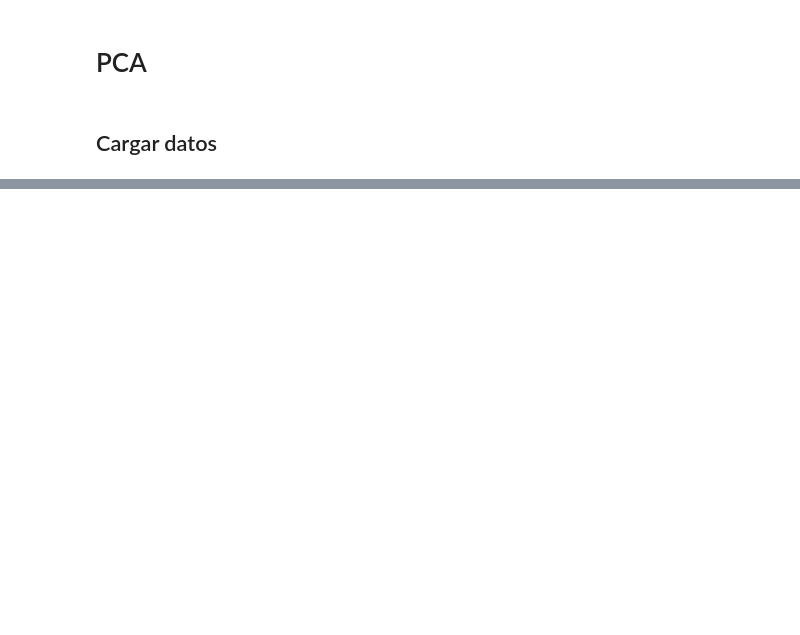
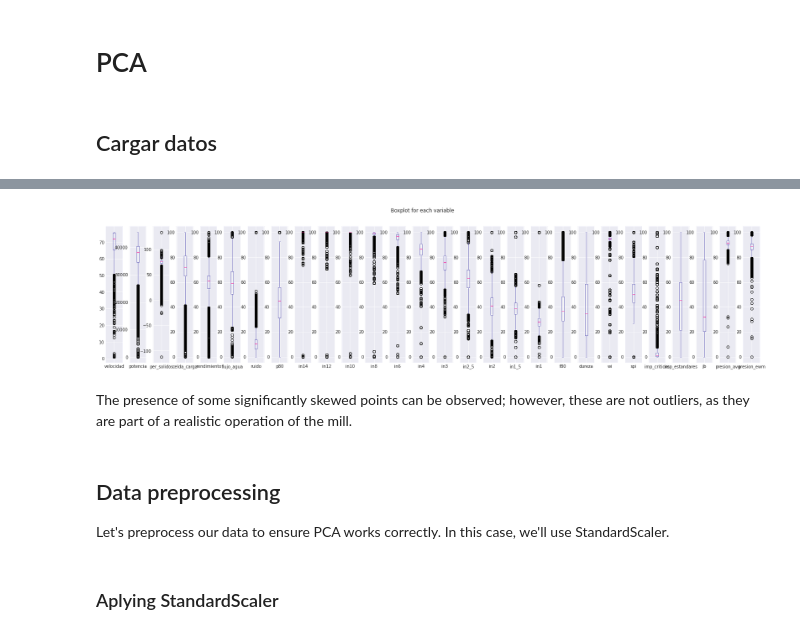
Before and after one commit to guillermovc/MLOps-grinding, a Jupyter notebook: notebooks/EDA_01_PCA.ipynb, the cells around one changed output, grey strips where cells are left out. Drawn from its saved outputs; the diff is of its cells as text; code cells hidden in the pictures; blank space fills up the shorter version.

```diff
--- a/notebooks/EDA_01_PCA.ipynb
+++ b/notebooks/EDA_01_PCA.ipynb
@@ -12,6 +12,8 @@ import numpy as np
 # Visualización de datos
 import matplotlib.pyplot as plt
 import seaborn as sns
+# %%
+plt.style.use('https://github.com/dhaitz/matplotlib-stylesheets/raw/master/pitayasmoothie-light.mplstyle')
 # %% [markdown]
 ## Cargar datos
 # %%
@@ -42,0 +65,22 @@ df.head()
+# %%
+df.plot(
+    kind='box',
+    subplots=True,
+    sharey=False,
+    figsize=(28, 6)
+)
+
+# increase spacing between subplots
+plt.subplots_adjust(wspace=0.4)
+plt.suptitle("Boxplot for each variable")
+plt.show()
+# %% [output]
+[figure, added]
+# %% [markdown]
+The presence of some significantly skewed points can be observed; however, these are not outliers, as they are part of a realistic operation of the mill.
+# %% [markdown]
+## Data preprocessing
+
+Let's preprocess our data to ensure PCA works correctly. In this case, we'll use StandardScaler.
+# %% [markdown]
+### Aplying StandardScaler
```
Also changed, not shown: parts of 16 cells of this notebook, 2 other files.
